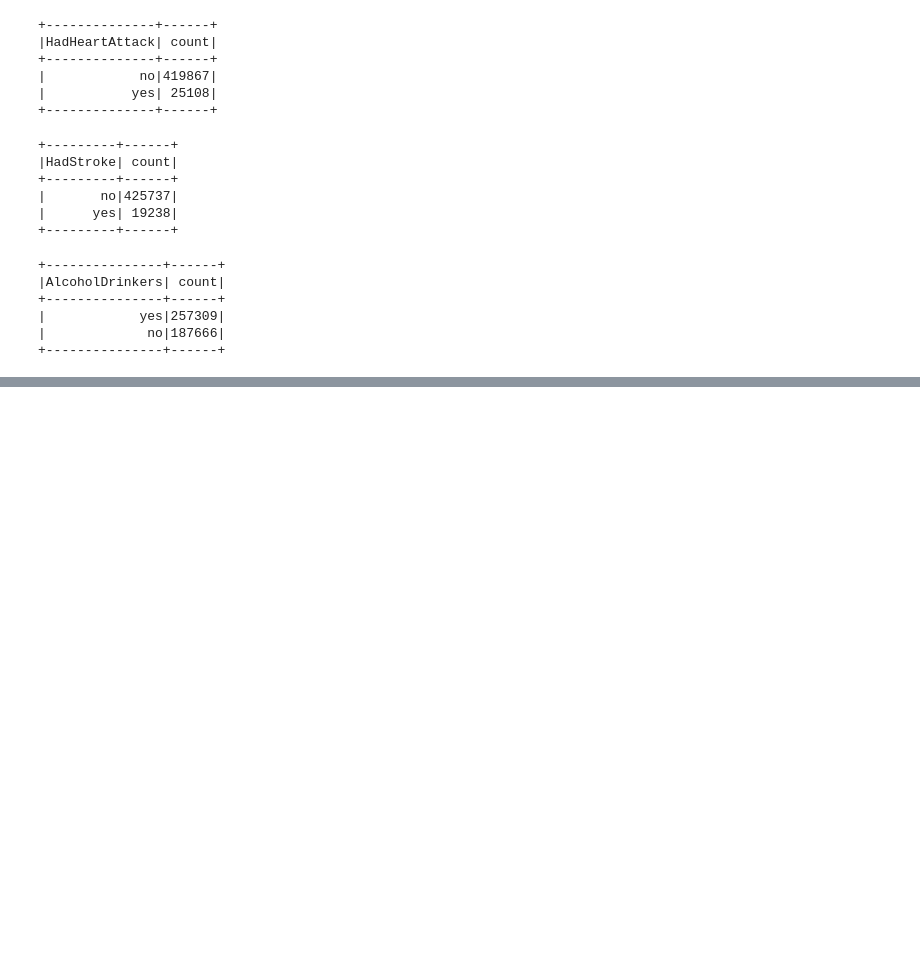
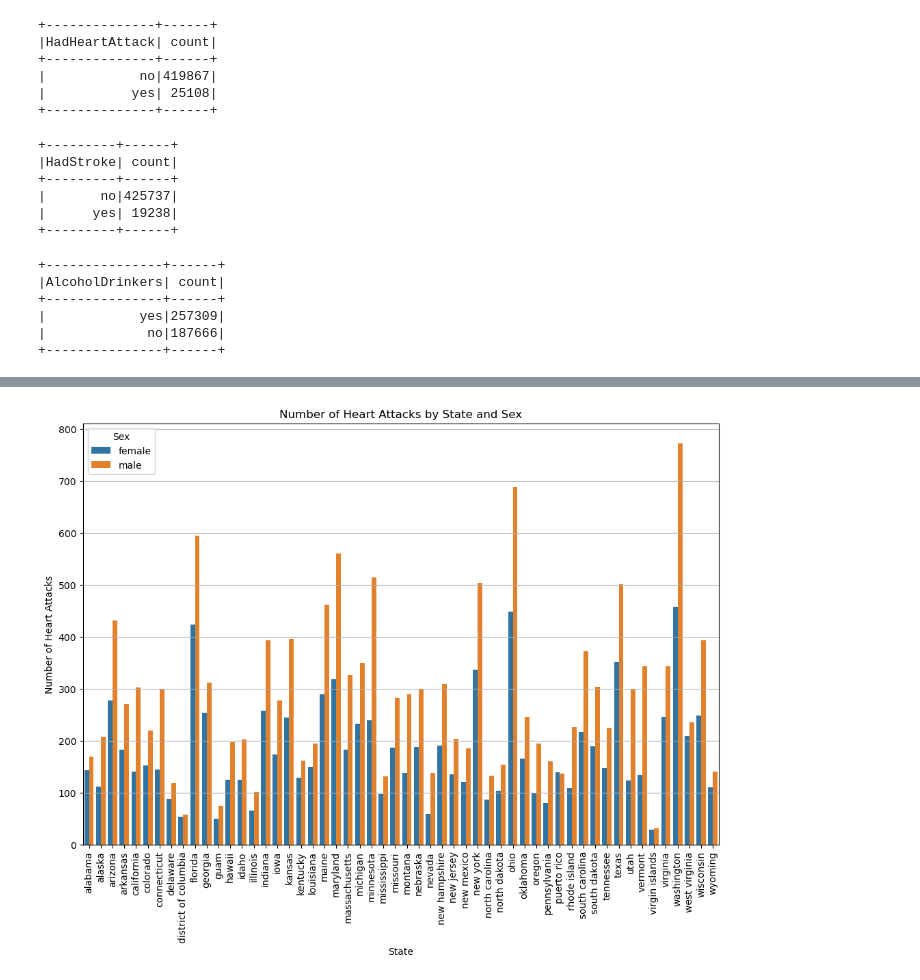
Before and after one commit to nimesh474/Visualization-for-Data-Analytics, a Jupyter notebook: Heart_Attack_Data_Analysis.ipynb, the cells around one changed output, grey strips where cells are left out. Drawn from its saved outputs; the diff is of its cells as text; code cells hidden in the pictures; blank space fills up the shorter version.

```diff
--- a/Heart_Attack_Data_Analysis.ipynb
+++ b/Heart_Attack_Data_Analysis.ipynb
@@ -1138,0 +1171,4 @@ df_spark_missing_value.groupBy('AlcoholDrinkers').count().orderBy('count', ascen
+# %%
+# filter rows with heart attack and grouped by state and sex in descending order
+sex_state_with_heart_attack = df_spark_missing_value.filter(col('HadHeartAttack') == 'yes' ).groupBy('State', 'Sex').agg(count('*').alias('HeartAttackCount')).orderBy('State', 'Sex')
+sex_state_with_heart_attack.show(108)
@@ -1138,0 +1193,15 @@ df_spark_missing_value.groupBy('AlcoholDrinkers').count().orderBy('count', ascen
+# %%
+# convert to pandas dataframe for visualization
+sex_state_with_heart_attack_pd = sex_state_with_heart_attack.toPandas()
+
+# plot the heart attack data per state and sex
+plt.figure(figsize=(12,8))
+sns.barplot(data=sex_state_with_heart_attack_pd, x='State', y='HeartAttackCount', hue='Sex')
+plt.xticks(rotation=90)
+plt.grid(axis='y')
+plt.title('Number of Heart Attacks by State and Sex')
+plt.xlabel('State')
+plt.ylabel('Number of Heart Attacks')
+plt.show()
+# %% [output]
+[figure, added]
```
Also changed, not shown: parts of 15 cells of this notebook.
